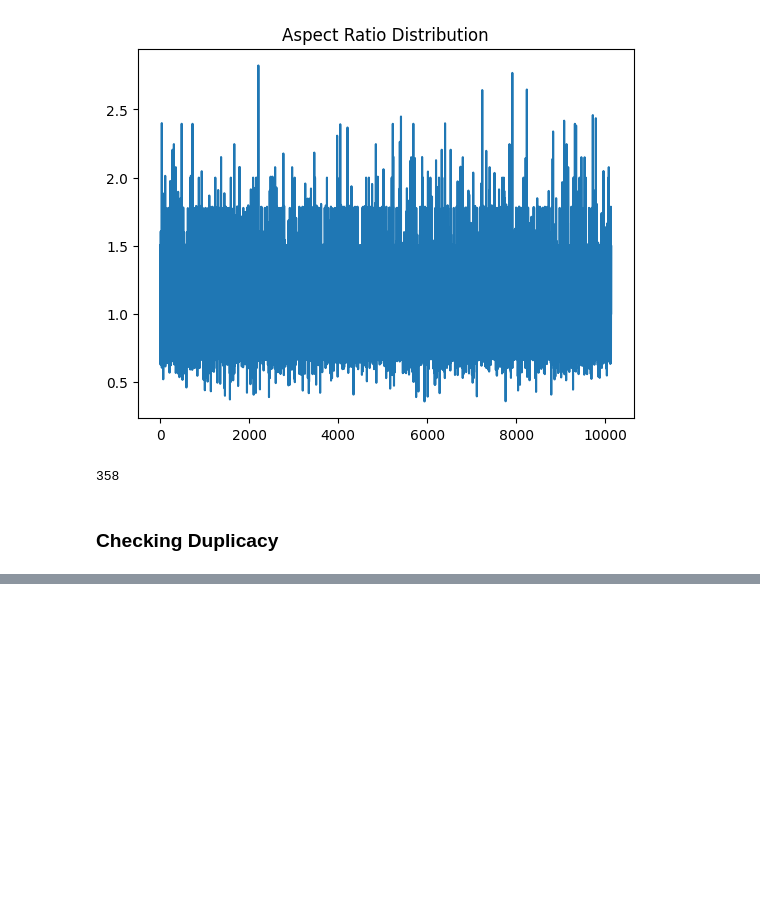
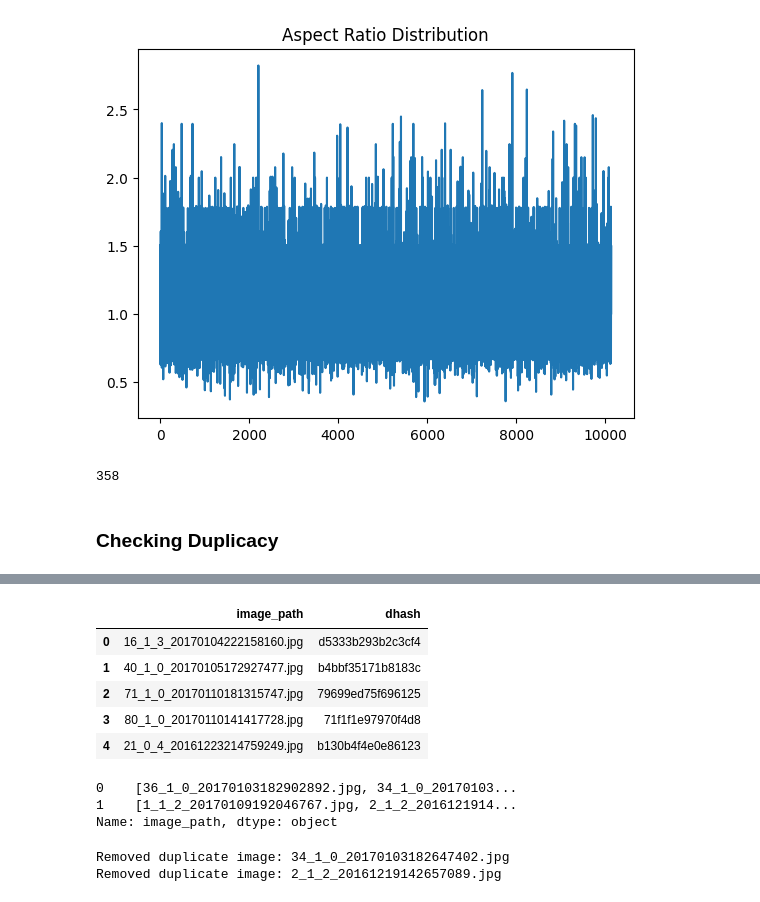
Before and after one commit to shindevaish/age_gender_classifier_cnn, a Jupyter notebook: data_cleaning.ipynb, the cells around one changed output, grey strips where cells are left out. Cells and saved outputs as stored; diff of their text form; code cells hidden in the pictures; blank space fills up the shorter version.

```diff
--- a/data_cleaning.ipynb
+++ b/data_cleaning.ipynb
@@ -151,0 +161,5 @@ Removed duplicated images from dataset.
+# %%
+phash_duplicates = phash_df[phash_df.duplicated(['phash'], keep=False)]
+phash_duplicates = phash_duplicates.groupby('phash')['image_path'].apply(list).reset_index()
+phash_duplicates = phash_duplicates[phash_duplicates['image_path'].apply(lambda x: len(x) > 1)]
+phash_duplicates['image_path'].head(10)
@@ -151,0 +177,9 @@ Removed duplicated images from dataset.
+# %%
+for i in range(len(phash_duplicates['image_path'])):
+    lst = phash_duplicates['image_path'].iloc[i]
+    for img in lst[1:]:
+        try:
+            os.remove(os.path.join(dir, img))
+            print(f"Removed duplicate image: {img}")
+        except Exception as e:
+            print(f"Error removing {img}: {e}")
@@ -152,3 +196,52 @@ Removed duplicated images from dataset.
+# %%
+def compute_dhash(image_path):
+    try:
+        img = Image.open(image_path).convert('RGB')
+        dhash = imagehash.dhash(img) # capture changes between adjacent pixels
+        return str(dhash) # binary to hex converted
+    except Exception as e:
+        print(f"Error processing {image_path}: {e}")
+        return None, None, None
+# %%
+dhash_data = []
+for image in dataset:
+    image_path = os.path.join(dir, image)
+    dhash = compute_dhash(image_path)
+    dhash_data.append({
+        'image_path' : image,
+        'dhash' : dhash
+    })
+
+dhash_df = pd.DataFrame(dhash_data)
+dhash_df.head()
+# %% [output]
+|  | image_path | dhash |
+| 0 | 16_1_3_20170104222158160.jpg | d5333b293b2c3cf4 |
+| 1 | 40_1_0_20170105172927477.jpg | b4bbf35171b8183c |
+| 2 | 71_1_0_20170110181315747.jpg | 79699ed75f696125 |
+| 3 | 80_1_0_20170110141417728.jpg | 71f1f1e97970f4d8 |
+| 4 | 21_0_4_20161223214759249.jpg | b130b4f4e0e86123 |
+# %%
+dhash_duplicates = dhash_df[dhash_df.duplicated(['dhash'], keep=False)]
+dhash_duplicates = dhash_duplicates.groupby('dhash')['image_path'].apply(list).reset_index()
+dhash_duplicates = dhash_duplicates[dhash_duplicates['image_path'].apply(lambda x: len(x) > 1)]
+dhash_duplicates['image_path'].head()
+# %% [output]
+0    [36_1_0_20170103182902892.jpg, 34_1_0_20170103...
+1    [1_1_2_20170109192046767.jpg, 2_1_2_2016121914...
+Name: image_path, dtype: object
+# %%
+for i in range(len(dhash_duplicates['image_path'])):
+    lst = dhash_duplicates['image_path'].iloc[i]
+    for img in lst[1:]:
+        try:
+            os.remove(os.path.join(dir, img))
+            print(f"Removed duplicate image: {img}")
+        except Exception as e:
+            print(f"Error removing {img}: {e}")
+# %% [output]
+Removed duplicate image: 34_1_0_20170103182647402.jpg
+Removed duplicate image: 2_1_2_20161219142657089.jpg
 # %%
 len(dataset)
 # %% [output]
```
Also changed, not shown: parts of 19 cells of this notebook.
